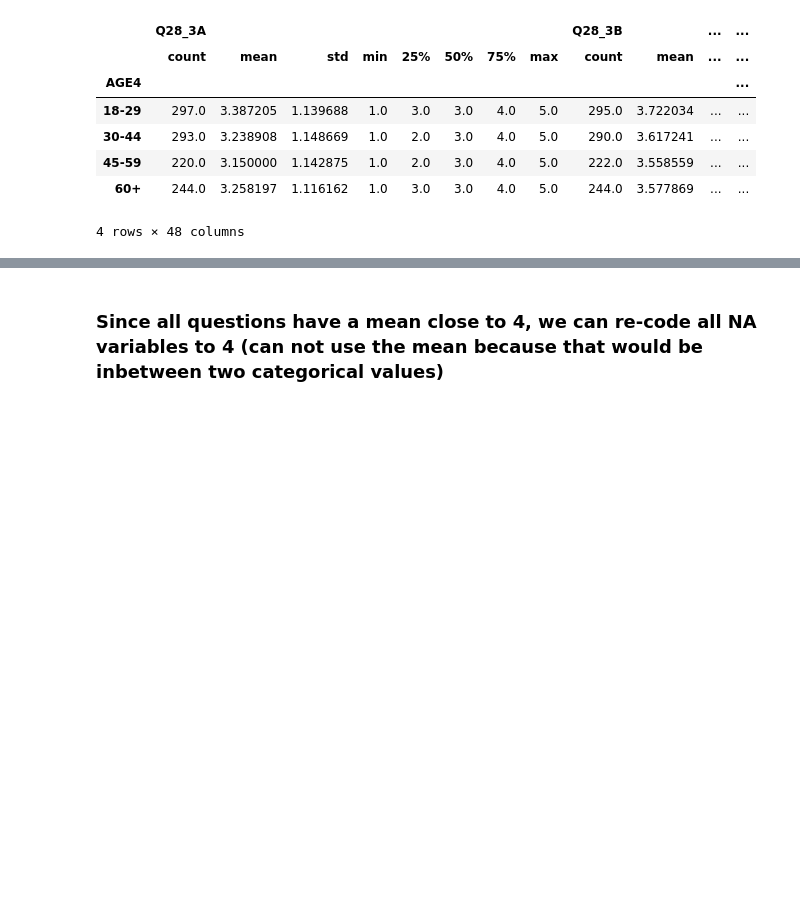
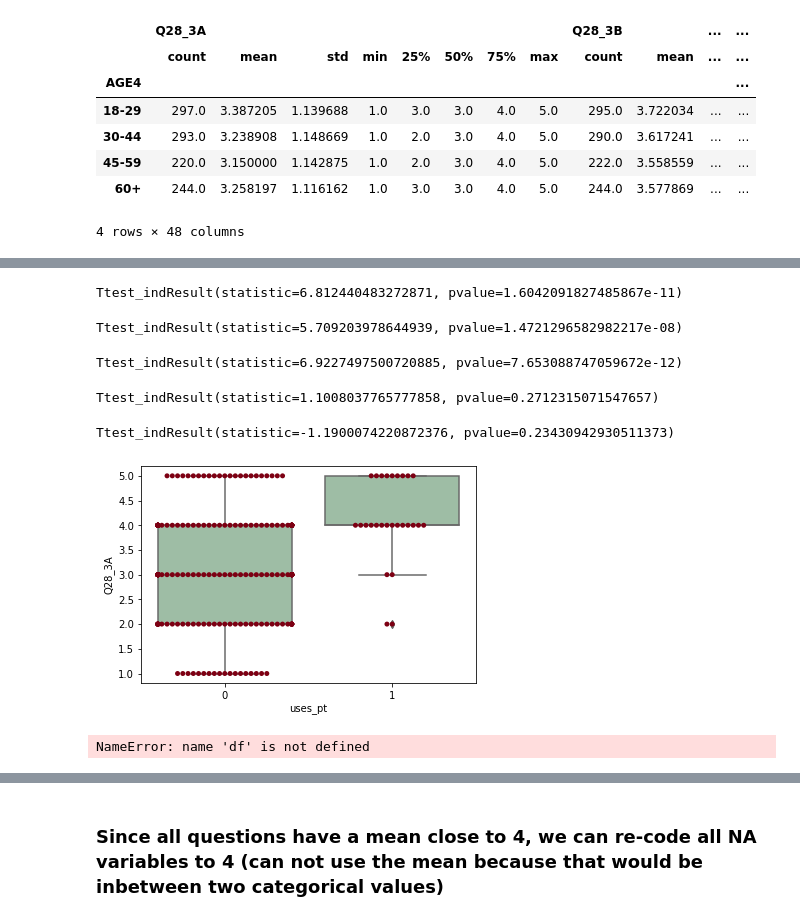
Before and after one commit to matthewasloan95/social-isolation-transportation, a Jupyter notebook: Cleaning-and-EDA.ipynb, the cells around one changed output, grey strips where cells are left out. Drawn from its saved outputs; the diff is of its cells as text; code cells hidden in the pictures; blank space fills up the shorter version.

Commit message:
Did something with box plots

```diff
--- a/Cleaning-and-EDA.ipynb
+++ b/Cleaning-and-EDA.ipynb
@@ -401,0 +387,33 @@ df_clean[(df_clean['AGE4']!='60+') & (df_clean['uses_pt']==1)][['Q28_3A','Q28_3B
+# %%
+ttest_ind(pt_use['Q28_3B'], no_pt['Q28_3B'])
+# %% [output]
+Ttest_indResult(statistic=6.812440483272871, pvalue=1.6042091827485867e-11)
+# %%
+ttest_ind(pt_use['Q28_3C'], no_pt['Q28_3C'])
+# %% [output]
+Ttest_indResult(statistic=5.709203978644939, pvalue=1.4721296582982217e-08)
+# %%
+ttest_ind(pt_use['Q28_3D'], no_pt['Q28_3D'])
+# %% [output]
+Ttest_indResult(statistic=6.9227497500720885, pvalue=7.653088747059672e-12)
+# %%
+ttest_ind(pt_use['Q28_3E'], no_pt['Q28_3E'])
+# %% [output]
+Ttest_indResult(statistic=1.1008037765777858, pvalue=0.2712315071547657)
+# %%
+ttest_ind(pt_use['Q28_3F'], no_pt['Q28_3F'])
+# %% [output]
+Ttest_indResult(statistic=-1.1900074220872376, pvalue=0.23430942930511373)
+# %%
+ax = sns.boxplot(x='uses_pt', y='Q28_3A', data=df_clean[df_clean['AGE4']=='60+'], color='#99c2a2')
+ax = sns.swarmplot(x="uses_pt", y="Q28_3A", data=df_clean[df_clean['AGE4']=='60+'], color='#7d0013')
+plt.show()
+# %% [output]
+[figure, added]
+# %%
+import scipy.stats as stats
+# stats f_oneway functions takes the groups as input and returns ANOVA F and p value
+fvalue, pvalue = stats.f_oneway(df['1'], df['0'],)
+print(fvalue, pvalue)
+# %% [output]
+NameError: name 'df' is not defined
```
Also changed, not shown: parts of 13 cells of this notebook.
